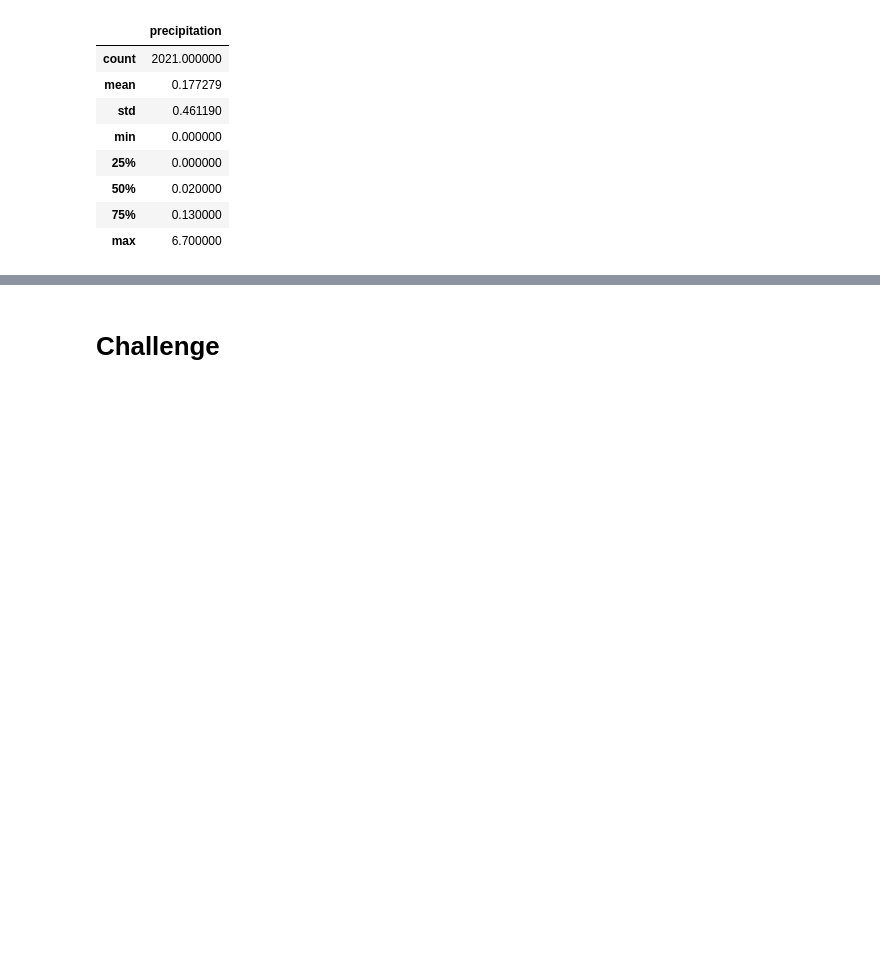
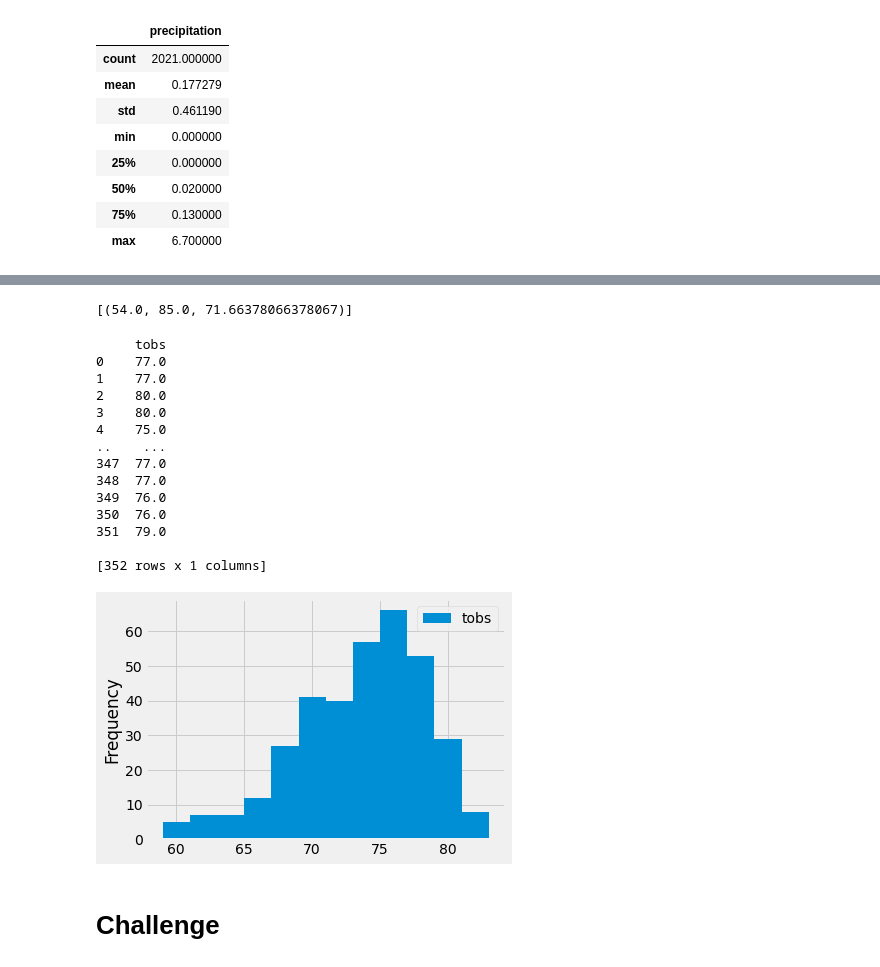
Before and after one commit to ariana94/surfs_up, a Jupyter notebook: climate_analysis.ipynb, the cells around one changed output, grey strips where cells are left out. Saved outputs shown, nothing was run; the diff lists cells and outputs as text; code cells hidden in the pictures; blank space fills up the shorter version.

```diff
--- a/climate_analysis.ipynb
+++ b/climate_analysis.ipynb
@@ -81,9 +96,38 @@ df.describe()
 # %%
 # Using the station id from the previous query, calculate the lowest temperature recorded,
 # highest temperature recorded, and average temperature most active station?
+session.query(func.min(Measurement.tobs), func.max(Measurement.tobs), func.avg(Measurement.tobs)).\
+filter(Measurement.station == 'USC00519281').all()
+# %% [output]
+[(54.0, 85.0, 71.66378066378067)]
 # %%
 # Choose the station with the highest number of temperature observations.
 # Query the last 12 months of temperature observation data for this station and plot the results as a histogram
+results = session.query(Measurement.tobs).\
+filter(Measurement.station == 'USC00519281').\
+filter(Measurement.date >= prev_year).all()
+
+df = pd.DataFrame(results, columns=['tobs'])
+print(df)
+
+df.plot.hist(bins=12)
+plt.tight_layout()
+# %% [output]
+     tobs
+0    77.0
+1    77.0
+2    80.0
+3    80.0
+4    75.0
+..    ...
+347  77.0
+348  77.0
+349  76.0
+350  76.0
+351  79.0
+
+[352 rows x 1 columns]
+[figure, added]
 # %%
 # Write a function called `calc_temps` that will accept start date and end date in the format '%Y-%m-%d'
 # and return the minimum, average, and maximum temperatures for that range of dates
```
Also changed, not shown: parts of 2 cells of this notebook.
